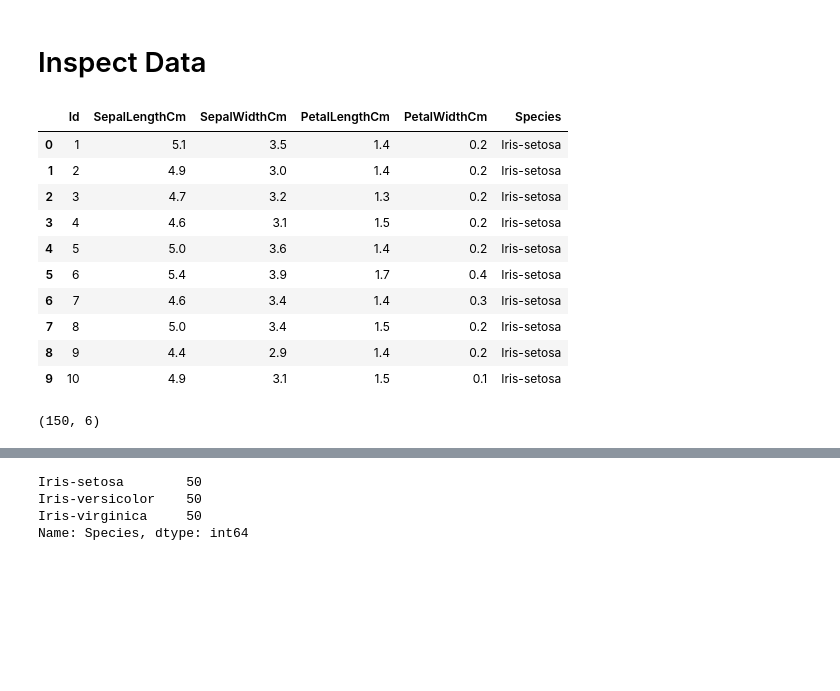
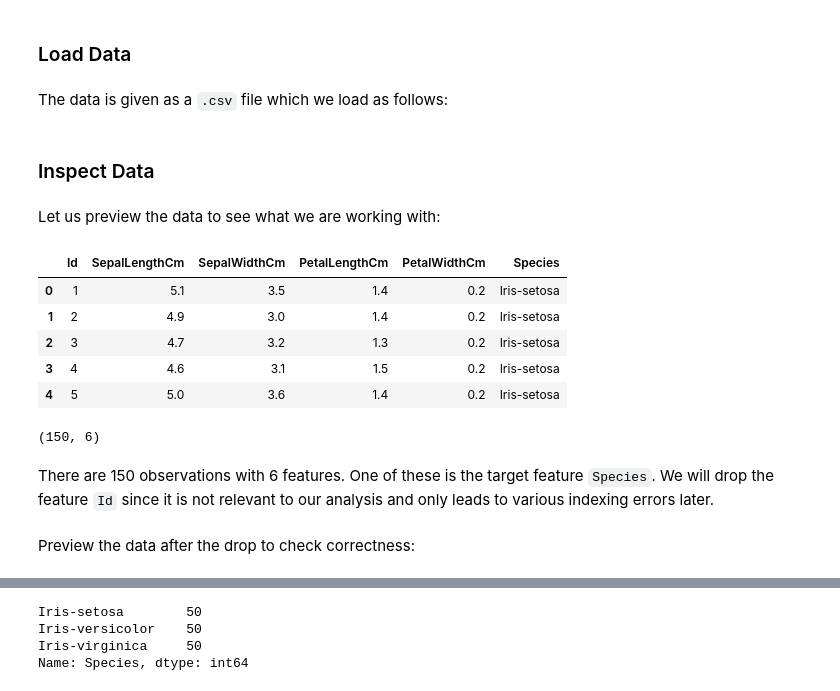
Before and after one commit to gfrostmath/iris, a Jupyter notebook: iris.ipynb, the cells around one changed output, grey strips where cells are left out. Drawn from its saved outputs; the diff is of its cells as text; code cells hidden in the pictures; blank space fills up the shorter version.

```diff
--- a/iris.ipynb
+++ b/iris.ipynb
@@ -41,22 +75,25 @@ import xgboost as xgb
+# %% [markdown]
+### Load Data <a class="anchor" id="load-data"></a>
+# %% [markdown]
+The data is given as a `.csv` file which we load as follows:
 # %%
 iris = pd.read_csv('./data/IRIS.csv')
 # %% [markdown]
-# Inspect Data
+### Inspect Data <a class="anchor" id="inspect-data"></a>
+# %% [markdown]
+Let us preview the data to see what we are working with:
 # %%
-iris.head(10)
+iris.head(5)
 # %% [output]
 |  | Id | SepalLengthCm | SepalWidthCm | PetalLengthCm | PetalWidthCm | Species |
 | 0 | 1 | 5.1 | 3.5 | 1.4 | 0.2 | Iris-setosa |
 | 1 | 2 | 4.9 | 3.0 | 1.4 | 0.2 | Iris-setosa |
 | 2 | 3 | 4.7 | 3.2 | 1.3 | 0.2 | Iris-setosa |
 | 3 | 4 | 4.6 | 3.1 | 1.5 | 0.2 | Iris-setosa |
 | 4 | 5 | 5.0 | 3.6 | 1.4 | 0.2 | Iris-setosa |
-| 5 | 6 | 5.4 | 3.9 | 1.7 | 0.4 | Iris-setosa |
-| 6 | 7 | 4.6 | 3.4 | 1.4 | 0.3 | Iris-setosa |
-| 7 | 8 | 5.0 | 3.4 | 1.5 | 0.2 | Iris-setosa |
-| 8 | 9 | 4.4 | 2.9 | 1.4 | 0.2 | Iris-setosa |
-| 9 | 10 | 4.9 | 3.1 | 1.5 | 0.1 | Iris-setosa |
 # %%
 iris.shape
 # %% [output]
 (150, 6)
+# %% [markdown]
+There are 150 observations with 6 features.  One of these is the target feature `Species`.  We will drop the feature `Id` since it is not relevant to our analysis and only leads to various indexing errors later.
@@ -62,0 +102,2 @@ iris.shape
+# %% [markdown]
+Preview the data after the drop to check correctness:
```
Also changed, not shown: parts of 119 cells of this notebook.
